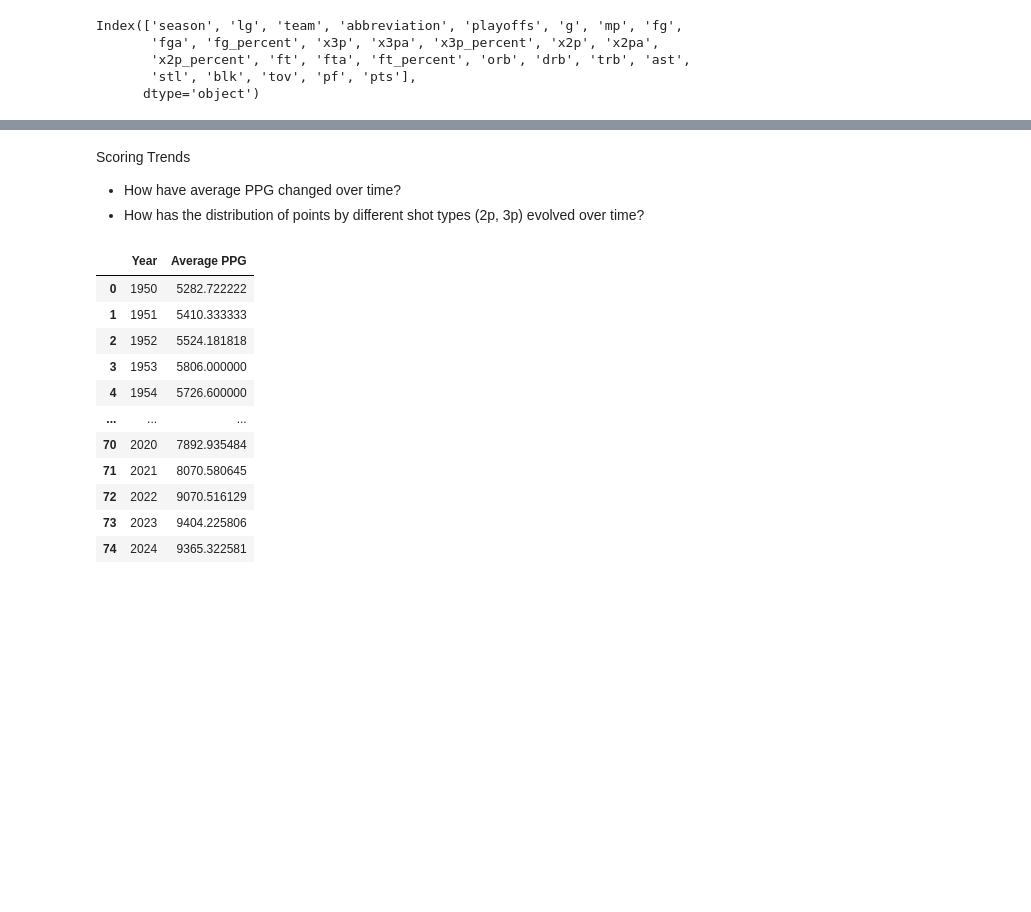
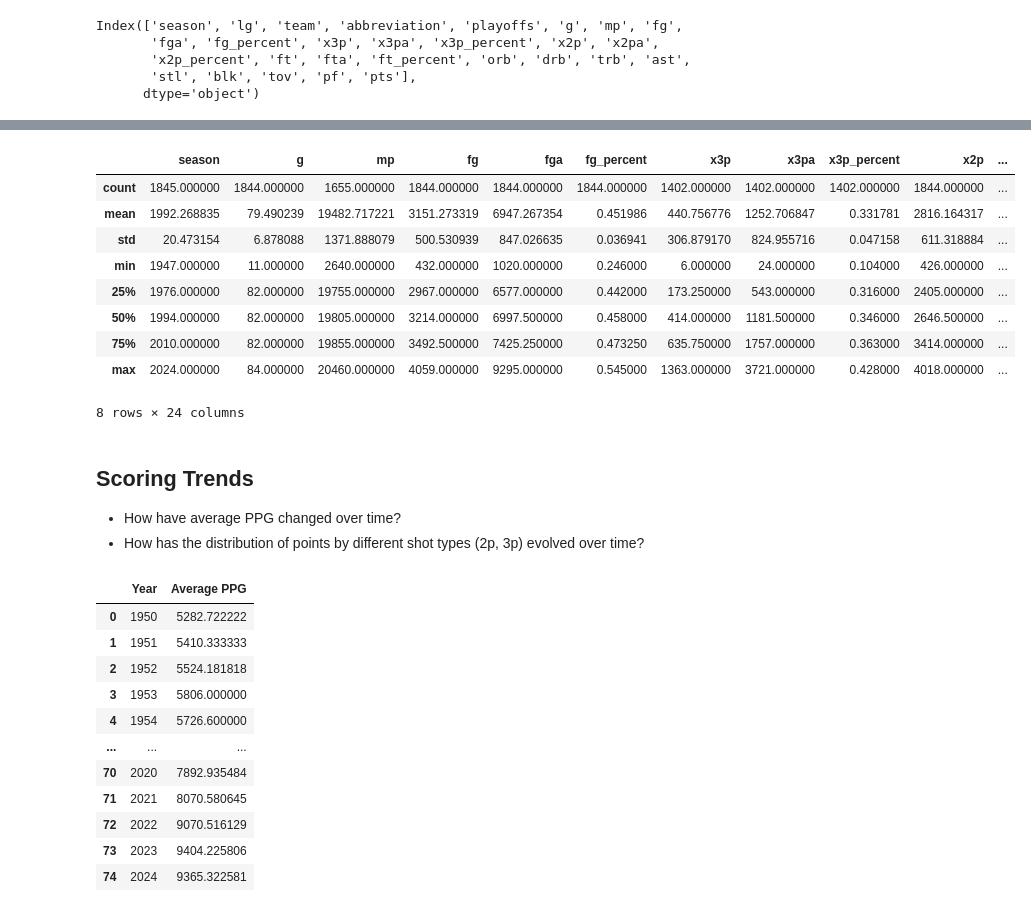
Before and after one commit to pgeneta/Basketball-Analysis, a Jupyter notebook: Basketball evolution.ipynb, the cells around one changed output, grey strips where cells are left out. Cells and saved outputs as stored; diff of their text form; code cells hidden in the pictures; blank space fills up the shorter version.

```diff
--- a/Basketball evolution.ipynb
+++ b/Basketball evolution.ipynb
@@ -36,5 +47,19 @@ Index(['season', 'lg', 'team', 'abbreviation', 'playoffs', 'g', 'mp', 'fg',
+# %%
+df.describe()
+# %% [output]
+|  | season | g | mp | fg | fga | fg_percent | x3p | x3pa | x3p_percent | x2p | ... |
+| count | 1845.000000 | 1844.000000 | 1655.000000 | 1844.000000 | 1844.000000 | 1844.000000 | 1402.000000 | 1402.000000 | 1402.000000 | 1844.000000 | ... |
+| mean | 1992.268835 | 79.490239 | 19482.717221 | 3151.273319 | 6947.267354 | 0.451986 | 440.756776 | 1252.706847 | 0.331781 | 2816.164317 | ... |
+| std | 20.473154 | 6.878088 | 1371.888079 | 500.530939 | 847.026635 | 0.036941 | 306.879170 | 824.955716 | 0.047158 | 611.318884 | ... |
+| min | 1947.000000 | 11.000000 | 2640.000000 | 432.000000 | 1020.000000 | 0.246000 | 6.000000 | 24.000000 | 0.104000 | 426.000000 | ... |
+| 25% | 1976.000000 | 82.000000 | 19755.000000 | 2967.000000 | 6577.000000 | 0.442000 | 173.250000 | 543.000000 | 0.316000 | 2405.000000 | ... |
+| 50% | 1994.000000 | 82.000000 | 19805.000000 | 3214.000000 | 6997.500000 | 0.458000 | 414.000000 | 1181.500000 | 0.346000 | 2646.500000 | ... |
+| 75% | 2010.000000 | 82.000000 | 19855.000000 | 3492.500000 | 7425.250000 | 0.473250 | 635.750000 | 1757.000000 | 0.363000 | 3414.000000 | ... |
+| max | 2024.000000 | 84.000000 | 20460.000000 | 4059.000000 | 9295.000000 | 0.545000 | 1363.000000 | 3721.000000 | 0.428000 | 4018.000000 | ... |
+8 rows × 24 columns
 # %% [markdown]
-Scoring Trends
+<h2>Scoring Trends</h2>
+
 - How have average PPG changed over time?
 - How has the distribution of points by different shot types (2p, 3p) evolved over time?
 # %%
```
Also changed, not shown: parts of 17 cells of this notebook.
